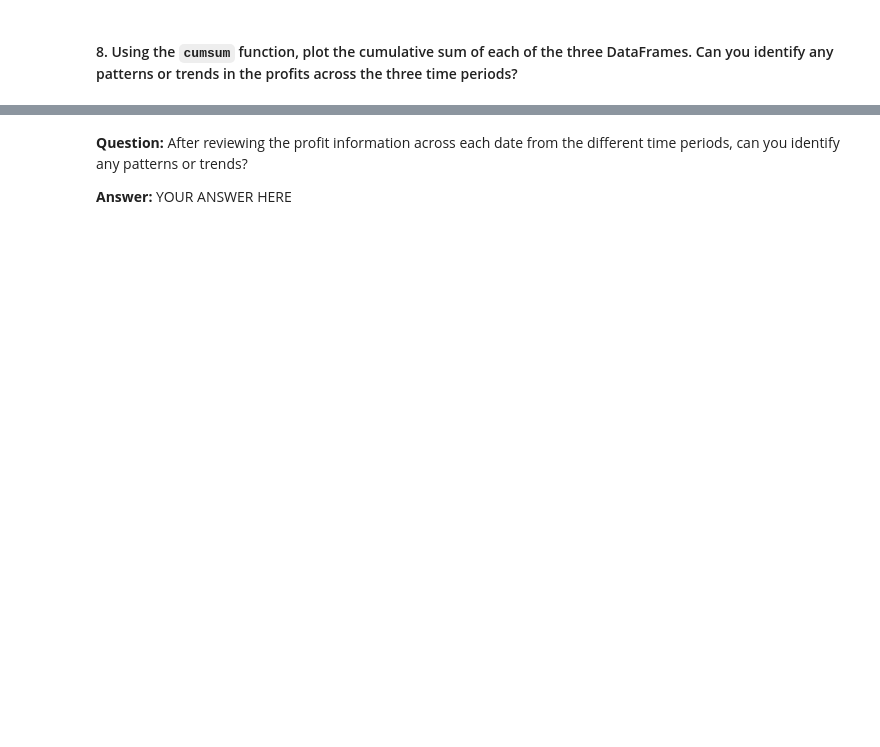
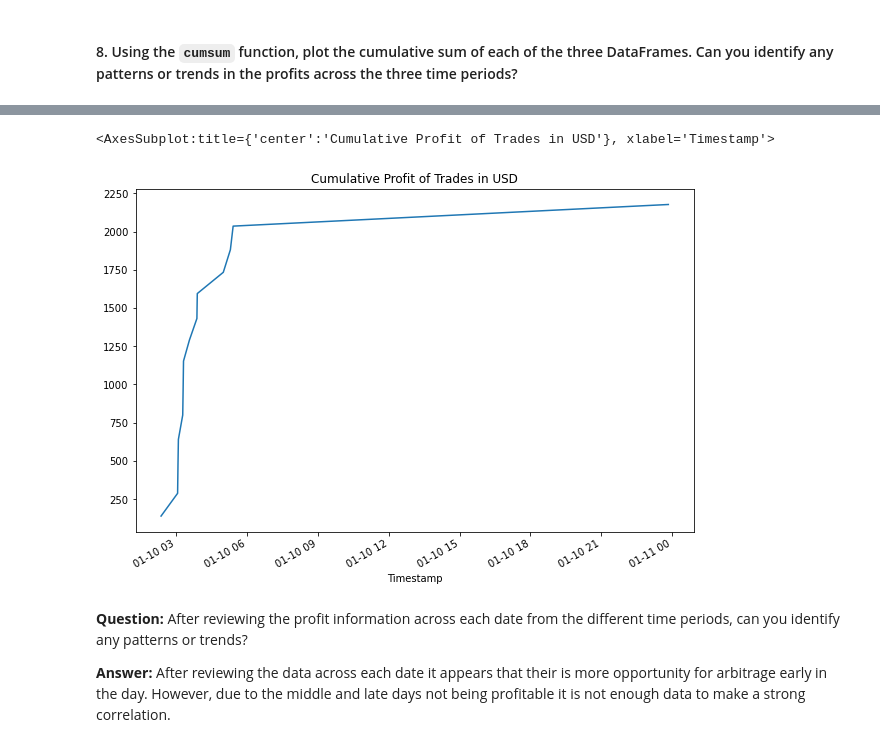
Before and after one commit to CCarranza17/challenge_3, a Jupyter notebook: Starter_Code/crypto_arbitrage.ipynb, the cells around one changed output, grey strips where cells are left out. Saved outputs shown, nothing was run; the diff lists cells and outputs as text; code cells hidden in the pictures; blank space fills up the shorter version.

```diff
--- a/Starter_Code/crypto_arbitrage.ipynb
+++ b/Starter_Code/crypto_arbitrage.ipynb
@@ -461,4 +635,10 @@ profit_per_trade_early = # YOUR CODE HERE
 #### 8. Using the `cumsum` function, plot the cumulative sum of each of the three DataFrames. Can you identify any patterns or trends in the profits across the three time periods?
 # %%
 # Use the cumsum function to calculate the cumulative profits over time for the early profit per trade DataFrame
-cumulative_profit_early = # YOUR CODE HERE
+cumulative_profit_early = profit_early.cumsum()
+cumulative_profit_middle = profit_middle.cumsum()
+cumulative_profit_late = profit_late.cumsum()
+
+print(cumulative_profit_early)
+print(cumulative_profit_middle)
+print(cumulative_profit_late)
@@ -465,7 +664,10 @@ cumulative_profit_early = # YOUR CODE HERE
 # %%
 # Plot the cumulative sum of profits for the early profit per trade DataFrame
-# YOUR CODE HERE
+cumulative_profit_early.plot(title="Cumulative Profit of Trades in USD", figsize=(10,7))
+# %% [output]
+<AxesSubplot:title={'center':'Cumulative Profit of Trades in USD'}, xlabel='Timestamp'>
+[figure, added]
 # %% [markdown]
 **Question:** After reviewing the profit information across each date from the different time periods, can you identify any patterns or trends?
 
-**Answer:** YOUR ANSWER HERE
+**Answer:** After reviewing the data across each date it appears that their is more opportunity for arbitrage early in the day.  However, due to the middle and late days not being profitable it is not enough data to make a strong correlation.
```
Also changed, not shown: parts of 12 cells of this notebook.
